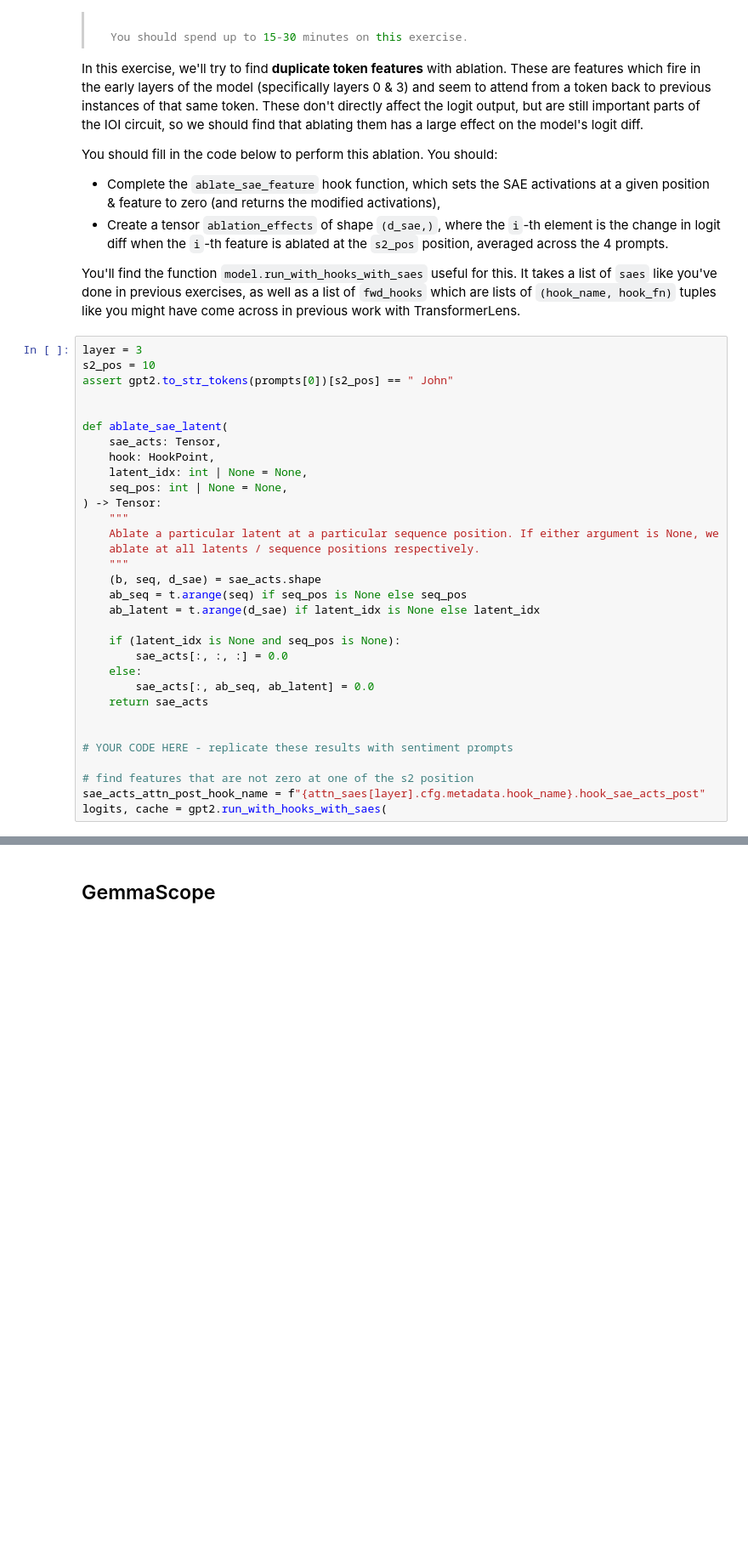
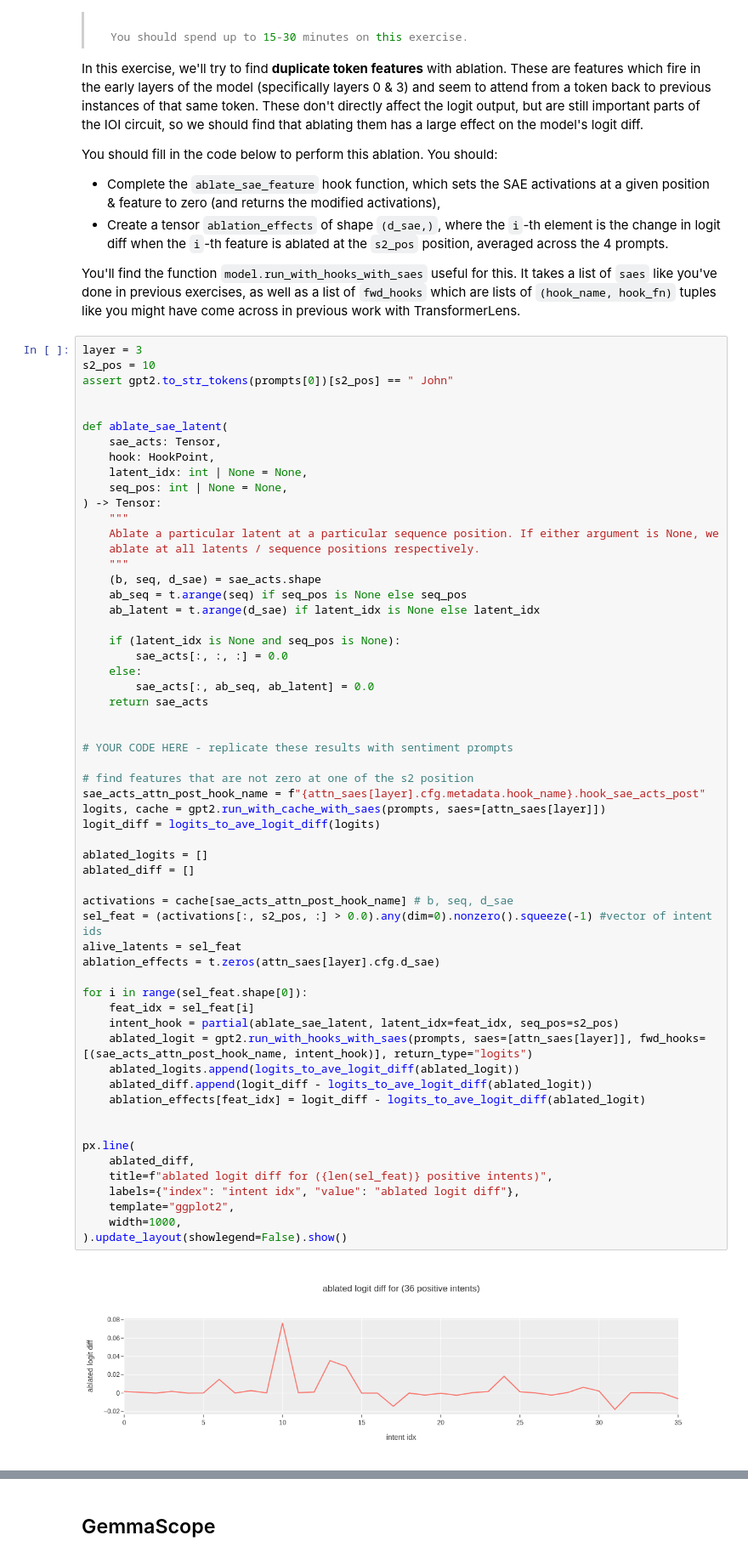
Before and after one commit to Shimin-Zhang/ARENA_Progress, a Jupyter notebook: chapter1_transformer_interp/exercises/part33_interp_with_saes/1.3.3_Interpretability_with_SAEs_exercises.ipynb, the cells around one changed output, grey strips where cells are left out. Shown at 85% size. Saved outputs shown, nothing was run; the diff lists cells and outputs as text; blank space fills up the shorter version.

Commit message:
1.3.3 section 1: ablation_effects over alive latents at s2_pos; attribution patching (act x clean grad) vs ablation, 36 latents, r = 0.996; GemmaScope loaded; feature steering next (learner work)

```diff
--- a/chapter1_transformer_interp/exercises/part33_interp_with_saes/1.3.3_Interpretability_with_SAEs_exercises.ipynb
+++ b/chapter1_transformer_interp/exercises/part33_interp_with_saes/1.3.3_Interpretability_with_SAEs_exercises.ipynb
@@ -2490,31 +2490,59 @@ You'll find the function `model.run_with_hooks_with_saes` useful for this. It ta
 layer = 3
 s2_pos = 10
 assert gpt2.to_str_tokens(prompts[0])[s2_pos] == " John"
 
 
 def ablate_sae_latent(
     sae_acts: Tensor,
     hook: HookPoint,
     latent_idx: int | None = None,
     seq_pos: int | None = None,
 ) -> Tensor:
     """
     Ablate a particular latent at a particular sequence position. If either argument is None, we
     ablate at all latents / sequence positions respectively.
     """
     (b, seq, d_sae) = sae_acts.shape
     ab_seq = t.arange(seq) if seq_pos is None else seq_pos
     ab_latent = t.arange(d_sae) if latent_idx is None else latent_idx
 
     if (latent_idx is None and seq_pos is None):
         sae_acts[:, :, :] = 0.0
     else:
         sae_acts[:, ab_seq, ab_latent] = 0.0
     return sae_acts
 
 
 # YOUR CODE HERE - replicate these results with sentiment prompts
 
 # find features that are not zero at one of the s2 position
 sae_acts_attn_post_hook_name = f"{attn_saes[layer].cfg.metadata.hook_name}.hook_sae_acts_post"
-logits, cache = gpt2.run_with_hooks_with_saes(
+logits, cache = gpt2.run_with_cache_with_saes(prompts, saes=[attn_saes[layer]])
+logit_diff = logits_to_ave_logit_diff(logits)
+
+ablated_logits = []
+ablated_diff = []
+
+activations = cache[sae_acts_attn_post_hook_name] # b, seq, d_sae
+sel_feat = (activations[:, s2_pos, :] > 0.0).any(dim=0).nonzero().squeeze(-1) #vector of intent ids
+alive_latents = sel_feat
+ablation_effects = t.zeros(attn_saes[layer].cfg.d_sae)
+
+for i in range(sel_feat.shape[0]):
+    feat_idx = sel_feat[i]
+    intent_hook = partial(ablate_sae_latent, latent_idx=feat_idx, seq_pos=s2_pos)
+    ablated_logit = gpt2.run_with_hooks_with_saes(prompts, saes=[attn_saes[layer]], fwd_hooks=[(sae_acts_attn_post_hook_name, intent_hook)], return_type="logits")
+    ablated_logits.append(logits_to_ave_logit_diff(ablated_logit))
+    ablated_diff.append(logit_diff - logits_to_ave_logit_diff(ablated_logit))
+    ablation_effects[feat_idx] = logit_diff - logits_to_ave_logit_diff(ablated_logit)
+
+
+px.line(
+    ablated_diff,
+    title=f"ablated logit diff for ({len(sel_feat)} positive intents)",
+    labels={"index": "intent idx", "value": "ablated logit diff"},
+    template="ggplot2",
+    width=1000,
+).update_layout(showlegend=False).show()
+# %% [output]
+[figure, added]
```
Also changed, not shown: parts of 6 cells of this notebook.
